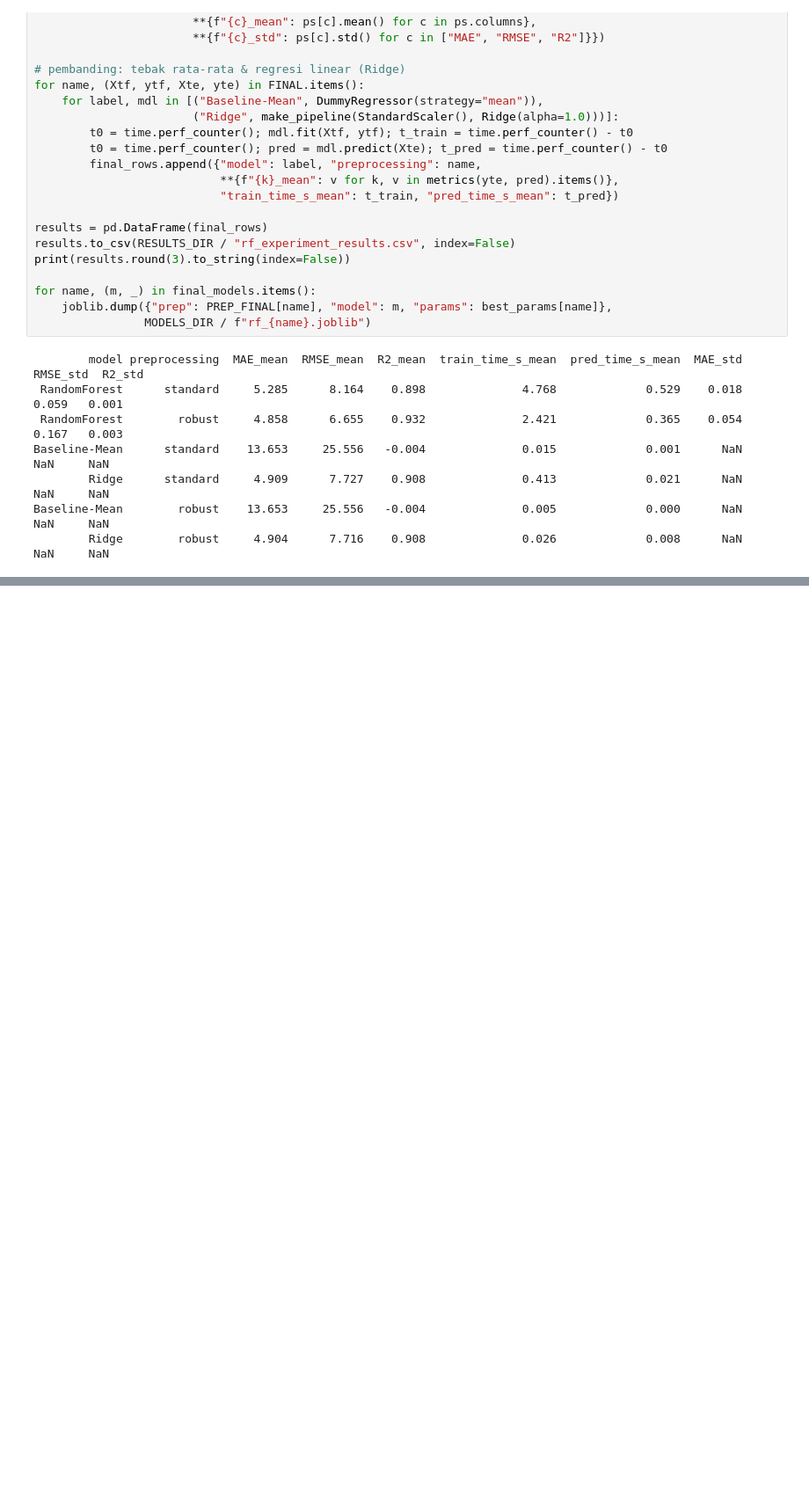
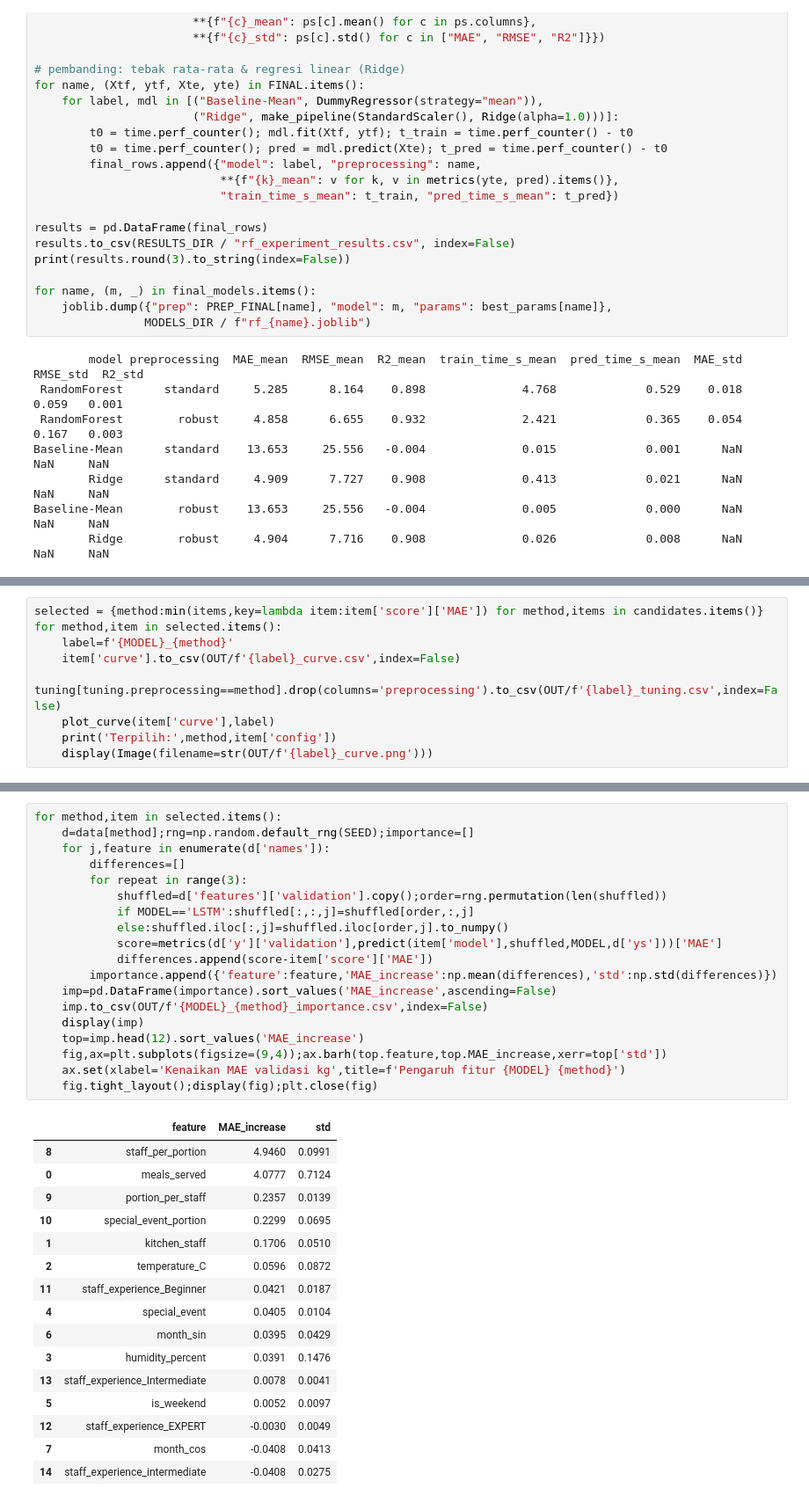
Before and after one commit to intananggreini99/foodSaveProject, a Jupyter notebook: notebooks/05_random_forest_model.ipynb, the cells around one changed output, grey strips where cells are left out. Shown at 88% size. Saved outputs shown, nothing was run; the diff lists cells and outputs as text; blank space fills up the shorter version.

```diff
--- a/notebooks/05_random_forest_model.ipynb
+++ b/notebooks/05_random_forest_model.ipynb
@@ -447,0 +643,9 @@ for name, (m, pred) in final_models.items():
+# %%
+selected = {method:min(items,key=lambda item:item['score']['MAE']) for method,items in candidates.items()}
+for method,item in selected.items():
+    label=f'{MODEL}_{method}'
+    item['curve'].to_csv(OUT/f'{label}_curve.csv',index=False)
+    tuning[tuning.preprocessing==method].drop(columns='preprocessing').to_csv(OUT/f'{label}_tuning.csv',index=False)
+    plot_curve(item['curve'],label)
+    print('Terpilih:',method,item['config'])
+    display(Image(filename=str(OUT/f'{label}_curve.png')))
@@ -447,0 +742,36 @@ for name, (m, pred) in final_models.items():
+# %%
+for method,item in selected.items():
+    d=data[method];rng=np.random.default_rng(SEED);importance=[]
+    for j,feature in enumerate(d['names']):
+        differences=[]
+        for repeat in range(3):
+            shuffled=d['features']['validation'].copy();order=rng.permutation(len(shuffled))
+            if MODEL=='LSTM':shuffled[:,:,j]=shuffled[order,:,j]
+            else:shuffled.iloc[:,j]=shuffled.iloc[order,j].to_numpy()
+            score=metrics(d['y']['validation'],predict(item['model'],shuffled,MODEL,d['ys']))['MAE']
+            differences.append(score-item['score']['MAE'])
+        importance.append({'feature':feature,'MAE_increase':np.mean(differences),'std':np.std(differences)})
+    imp=pd.DataFrame(importance).sort_values('MAE_increase',ascending=False)
+    imp.to_csv(OUT/f'{MODEL}_{method}_importance.csv',index=False)
+    display(imp)
+    top=imp.head(12).sort_values('MAE_increase')
+    fig,ax=plt.subplots(figsize=(9,4));ax.barh(top.feature,top.MAE_increase,xerr=top['std'])
+    ax.set(xlabel='Kenaikan MAE validasi kg',title=f'Pengaruh fitur {MODEL} {method}')
+    fig.tight_layout();display(fig);plt.close(fig)
+# %% [output]
+|  | feature | MAE_increase | std |
+| 8 | staff_per_portion | 4.9460 | 0.0991 |
+| 0 | meals_served | 4.0777 | 0.7124 |
+| 9 | portion_per_staff | 0.2357 | 0.0139 |
+| 10 | special_event_portion | 0.2299 | 0.0695 |
+| 1 | kitchen_staff | 0.1706 | 0.0510 |
+| 2 | temperature_C | 0.0596 | 0.0872 |
+| 11 | staff_experience_Beginner | 0.0421 | 0.0187 |
+| 4 | special_event | 0.0405 | 0.0104 |
+| 6 | month_sin | 0.0395 | 0.0429 |
+| 3 | humidity_percent | 0.0391 | 0.1476 |
+| 13 | staff_experience_Intermediate | 0.0078 | 0.0041 |
+| 5 | is_weekend | 0.0052 | 0.0097 |
+| 12 | staff_experience_EXPERT | -0.0030 | 0.0049 |
+| 7 | month_cos | -0.0408 | 0.0413 |
+| 14 | staff_experience_intermediate | -0.0408 | 0.0275 |
```
Also changed, not shown: parts of 37 cells of this notebook, 20 other files.
